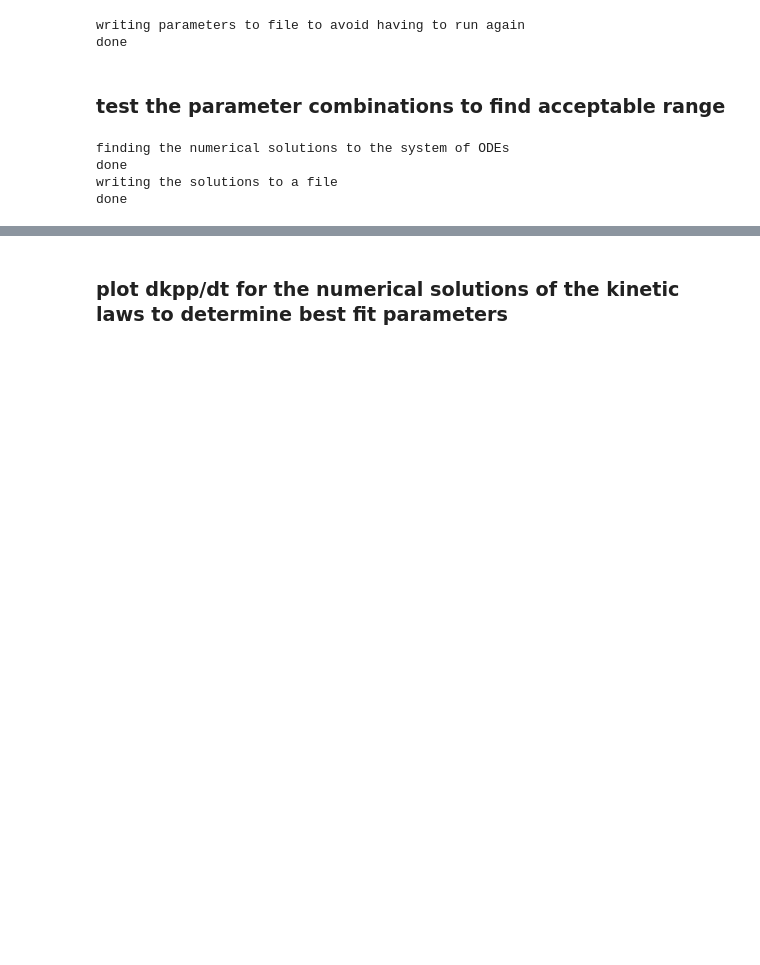
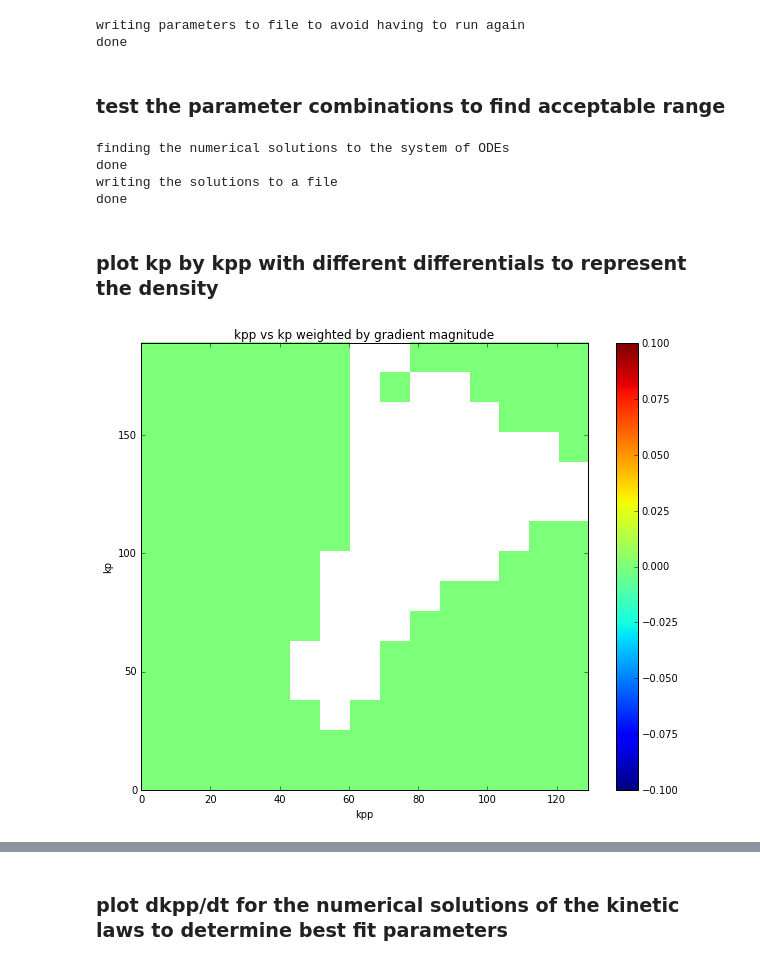
Before and after one commit to npagane/bph, a Jupyter notebook: yeastSim/1DRealModelSim.ipynb, the cells around one changed output, grey strips where cells are left out. Cells and saved outputs as stored; diff of their text form; code cells hidden in the pictures; blank space fills up the shorter version.

```diff
--- a/yeastSim/1DRealModelSim.ipynb
+++ b/yeastSim/1DRealModelSim.ipynb
@@ -33,7 +35,7 @@ K = 9
 n = 100
 
 #sample space range for parameter scan of kinetic rate constants
-s0 = 1e-3
+s0 = 1e-2
 s1 = 1
 slen = 20
 
@@ -45,10 +47,10 @@ N['A'] = np.asarray([20, 100])
 c2 = 100
 
 #initial number of singly phosphoylated kinase molecules
-c3 = 50
+c3 = 100
 
 #initial number of doubly phosphorylated kinase molecules
-c4 = 25
+c4 = 60
 
 # filename for parameter trials
 paramFile = "parameterMatrix.dat"
@@ -243,3 +245,34 @@ finding the numerical solutions to the system of ODEs
 done
 writing the solutions to a file
 done
+# %% [markdown]
+### plot kp by kpp with different differentials to represent the density
+# %%
+fig = plt.figure(figsize=(10,8))
+
+k = np.zeros(len(params['k1'])*n-1)
+kp = np.zeros(len(params['k1'])*n-1)
+kpp = np.zeros(len(params['k1'])*n-1)
+dk = np.zeros(len(params['k1'])*n-1)
+dkp = np.zeros(len(params['k1'])*n-1)
+dkpp = np.zeros(len(params['k1'])*n-1)
+#generate the differentials and append all trials to one vector
+ind = 0
+for i in range(len(params['k1'])):
+    k[ind:ind+n-1] = odeTrials[i][0:n-1,1]
+    kp[ind:ind+n-1] = odeTrials[i][0:n-1,2]
+    kpp[ind:ind+n-1] = odeTrials[i][0:n-1,3]
+    dk[ind:ind+n-1] = np.diff(odeTrials[i][:,1])/np.diff(t)
+    dkp[ind:ind+n-1] = np.diff(odeTrials[i][:,2])/np.diff(t)
+    dkpp[ind:ind+n-1] = np.diff(odeTrials[i][:,3])/np.diff(t)
+    ind = ind+n-1
+
+plt.hist2d(kpp, kp, bins = 15, cmax = 10, cmap = 'jet', weights = dk**2 + dkp**2 + dkpp**2, normed = False)
+plt.xlabel('kpp')
+plt.ylabel('kp')
+plt.title('kpp vs kp weighted by gradient magnitude')
+plt.colorbar()
+
+plt.show()
+# %% [output]
+[figure, added]
```
Also changed, not shown: parts of 4 cells of this notebook.
